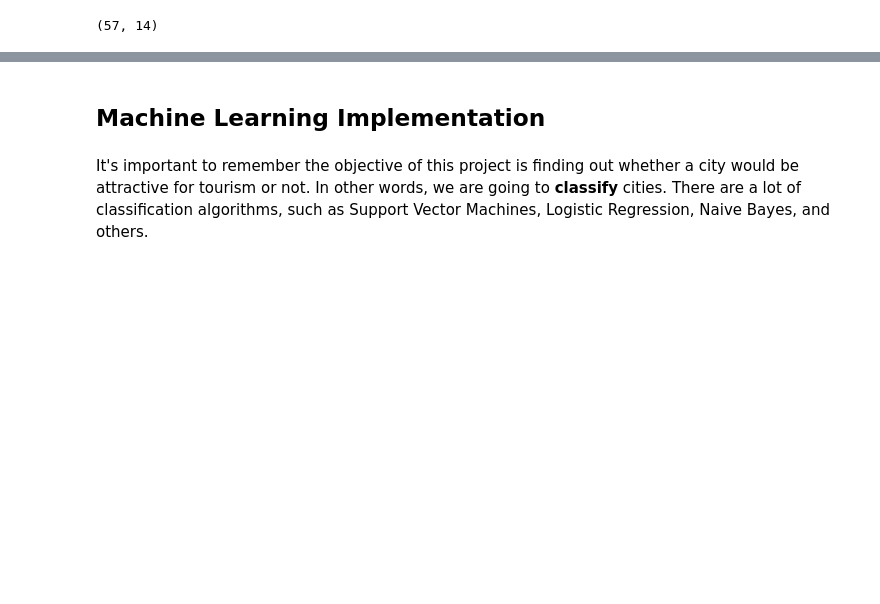
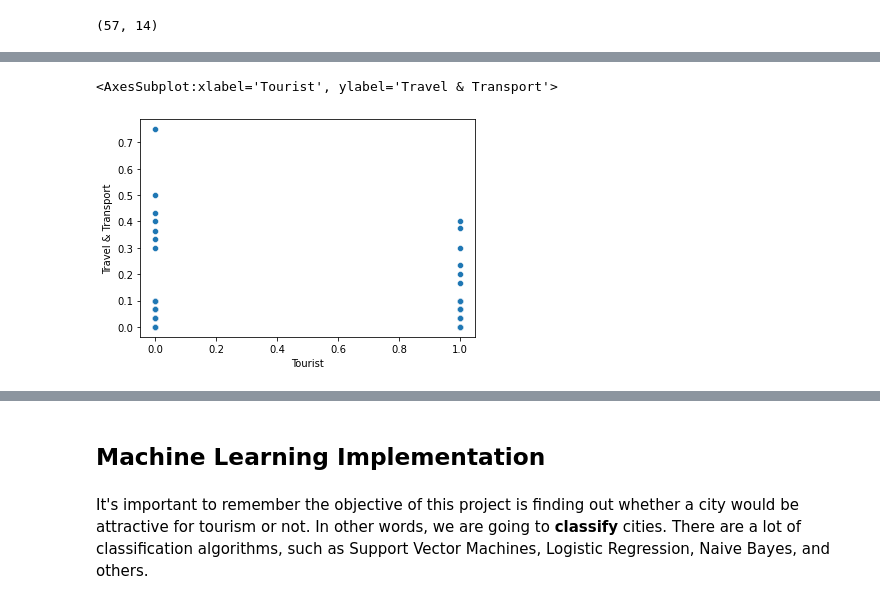
Before and after one commit to NeoLight1010/Coursera_Capstone, a Jupyter notebook: capstone/capstone_project.ipynb, the cells around one changed output, grey strips where cells are left out. Cells and saved outputs as stored; diff of their text form; code cells hidden in the pictures; blank space fills up the shorter version.

```diff
--- a/capstone/capstone_project.ipynb
+++ b/capstone/capstone_project.ipynb
@@ -429,0 +423,5 @@ Now our dataset is complete and we can start working on our model!
+# %%
+sns.scatterplot(x="Tourist", y="Travel & Transport", data=cities)
+# %% [output]
+<AxesSubplot:xlabel='Tourist', ylabel='Travel & Transport'>
+[figure, added]
```
Also changed, not shown: parts of 42 cells of this notebook, 2 other files.
